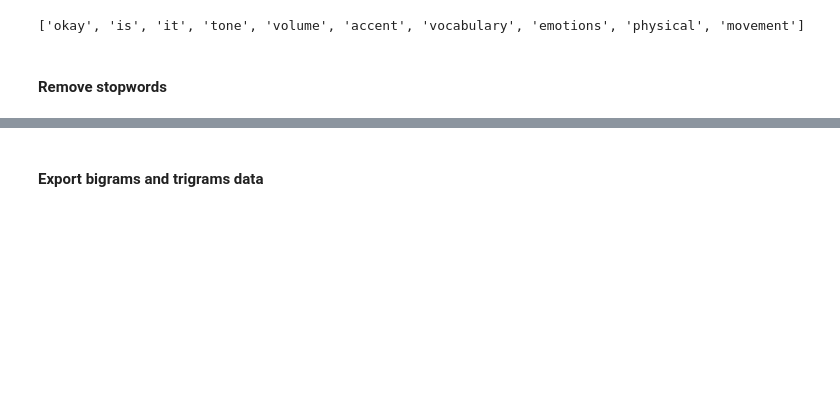
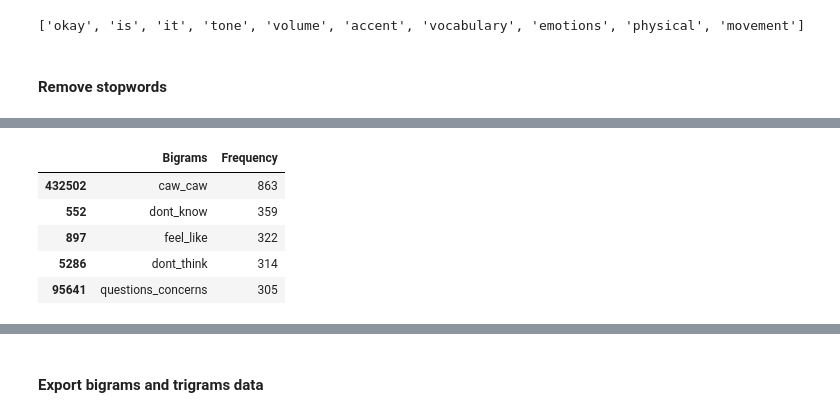
Before and after one commit to Leslieyuan988/Automatic-Classification-for-Cognitive-Engagement-in-Reddit-Discussion-Forums-using-Natural-Language, a Jupyter notebook: data_preprocessing.ipynb, the cells around one changed output, grey strips where cells are left out. Saved outputs shown, nothing was run; the diff lists cells and outputs as text; code cells hidden in the pictures; blank space fills up the shorter version.

```diff
--- a/data_preprocessing.ipynb
+++ b/data_preprocessing.ipynb
@@ -355,0 +383,19 @@ data_words_trigrams = make_trigrams(data_words_nostops)
+# %%
+bigram_nostop = gensim.models.Phrases(data_words_nostops, min_count=5, threshold=2)
+trigram_nostop = gensim.models.Phrases(bigram[data_words_nostops], threshold=2)
+
+bigram_dict={}
+for ngrams, count in list(bigram_nostop.vocab.items()):
+    unicode_ngrams = ngrams
+    if '_' in unicode_ngrams:
+        bigram_dict[unicode_ngrams] = count
+
+bigram_df = pd.DataFrame(bigram_dict.items(), columns=['Bigrams', 'Frequency']).sort_values(by="Frequency", ascending=False)
+bigram_df.head()
+# %% [output]
+|  | Bigrams | Frequency |
+| 432502 | caw_caw | 863 |
+| 552 | dont_know | 359 |
+| 897 | feel_like | 322 |
+| 5286 | dont_think | 314 |
+| 95641 | questions_concerns | 305 |
```
Also changed, not shown: parts of 19 cells of this notebook.
